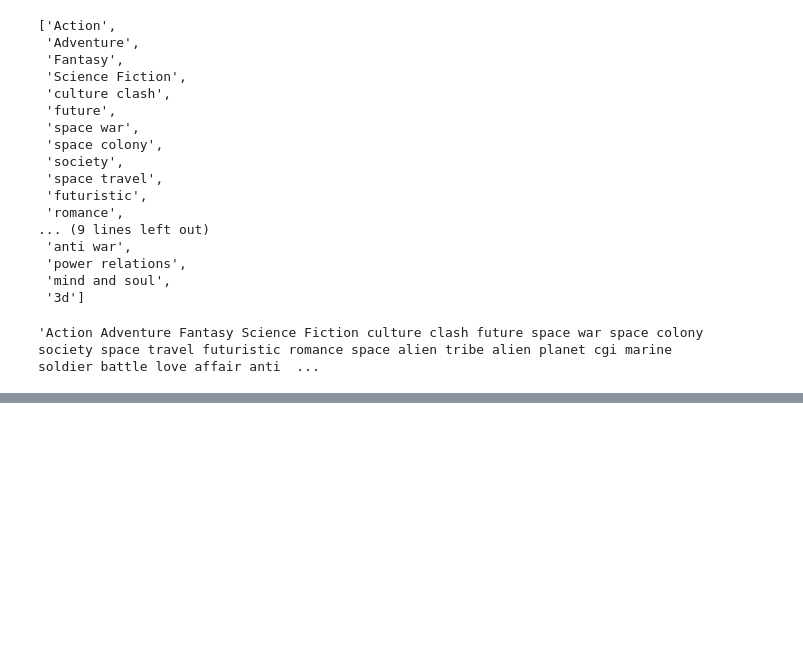
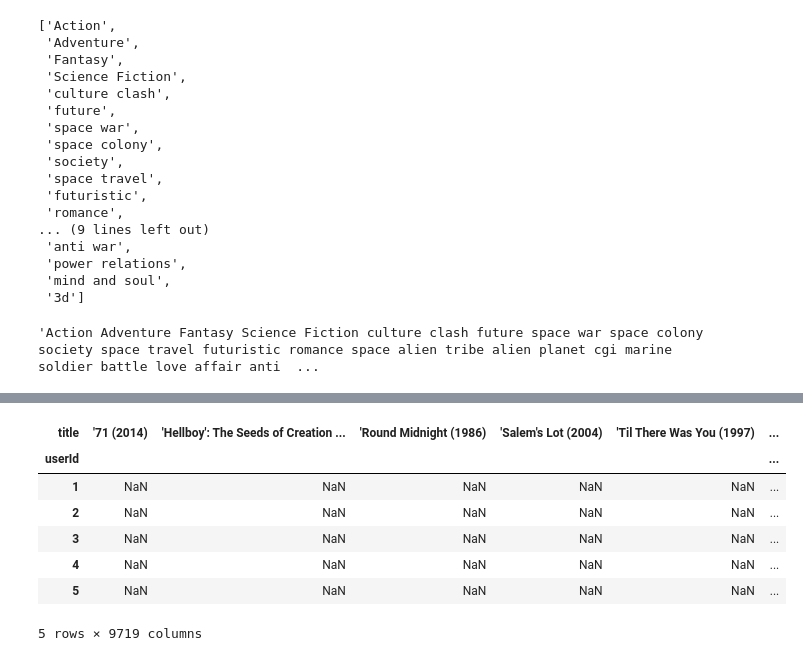
Before and after one commit to kbigdata0010/ml, a Jupyter notebook: 추천시스템.ipynb, the cells around one changed output, grey strips where cells are left out. Drawn from its saved outputs; the diff is of its cells as text; code cells hidden in the pictures; blank space fills up the shorter version.

```diff
--- a/추천시스템.ipynb
+++ b/추천시스템.ipynb
@@ -72,0 +373,6 @@ movies_5000['soup_literal'][0]
+# %%
+import pandas as pd
+import numpy as np
+
+movies_df = pd.read_csv('./datasets/movies_small.csv')
+ratings_df = pd.read_csv('./datasets/ratings_small.csv')
@@ -72,0 +405,5 @@ movies_5000['soup_literal'][0]
+# %%
+# timestamp 제거
+ratings_df.drop('timestamp' ,axis=1, inplace=True)
+# %%
+movie_ratings_df = pd.merge(movies_df, ratings_df, on="movieId")
@@ -72,0 +434,3 @@ movies_5000['soup_literal'][0]
+# %%
+user_movie_rating_df = pd.pivot_table(movie_ratings_df, values='rating', index=['userId'],
+                       columns=['title'])
@@ -72,0 +453,11 @@ movies_5000['soup_literal'][0]
+# %%
+user_movie_rating_df.head()
+# %% [output]
+| title | '71 (2014) | 'Hellboy': The Seeds of Creation ... | 'Round Midnight (1986) | 'Salem's Lot (2004) | 'Til There Was You (1997) | ... |
+| userId |  |  |  |  |  | ... |
+| 1 | NaN | NaN | NaN | NaN | NaN | ... |
+| 2 | NaN | NaN | NaN | NaN | NaN | ... |
+| 3 | NaN | NaN | NaN | NaN | NaN | ... |
+| 4 | NaN | NaN | NaN | NaN | NaN | ... |
+| 5 | NaN | NaN | NaN | NaN | NaN | ... |
+5 rows × 9719 columns
```
Also changed, not shown: parts of 54 cells of this notebook.
